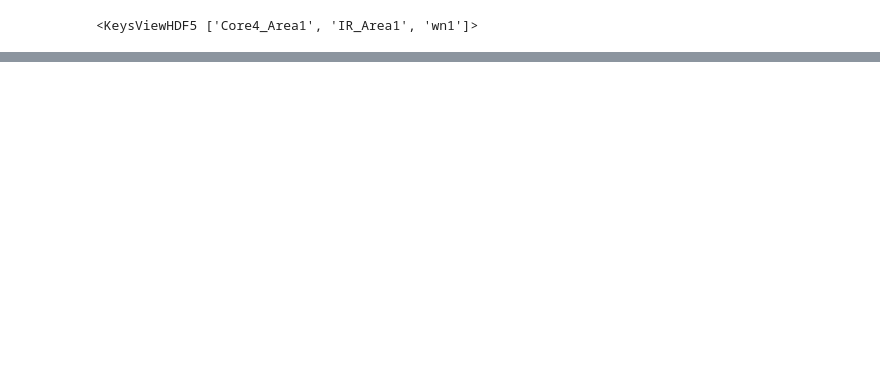
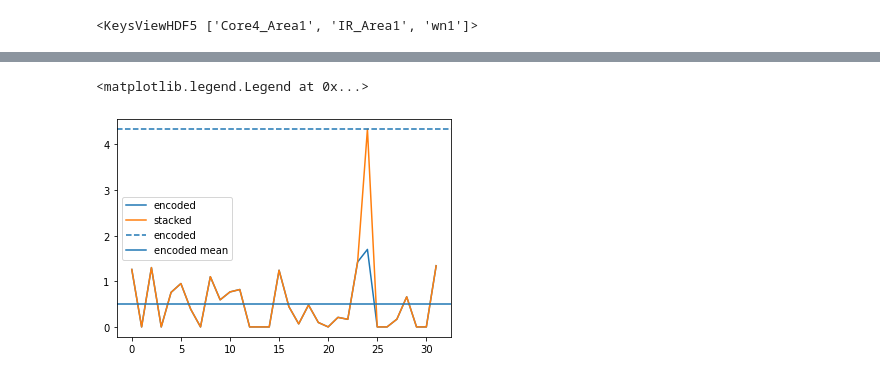
Before and after one commit to c-whitley/PHD, a Jupyter notebook: Autoencoder_Fusion.ipynb, the cells around one changed output, grey strips where cells are left out. Cells and saved outputs as stored; diff of their text form; code cells hidden in the pictures; blank space fills up the shorter version.

```diff
--- a/Autoencoder_Fusion.ipynb
+++ b/Autoencoder_Fusion.ipynb
@@ -95 +118,10 @@ up_scaled = mapped.reshape(ir.T.shape)
+# %%
+plt.plot(encoded.mean(axis=0), label='encoded')
+plt.plot(stacked.mean(axis=0), label='stacked')
+plt.axhline(core_scaled.mean(axis=0), label='encoded', ls='--')
+plt.axhline(encoded.mean(), label='encoded mean')
+plt.legend()
+# %% [output]
+<matplotlib.legend.Legend at 0x...>
+[figure, added]
 # %%
```
Also changed, not shown: parts of 26 cells of this notebook, 3 other files.
